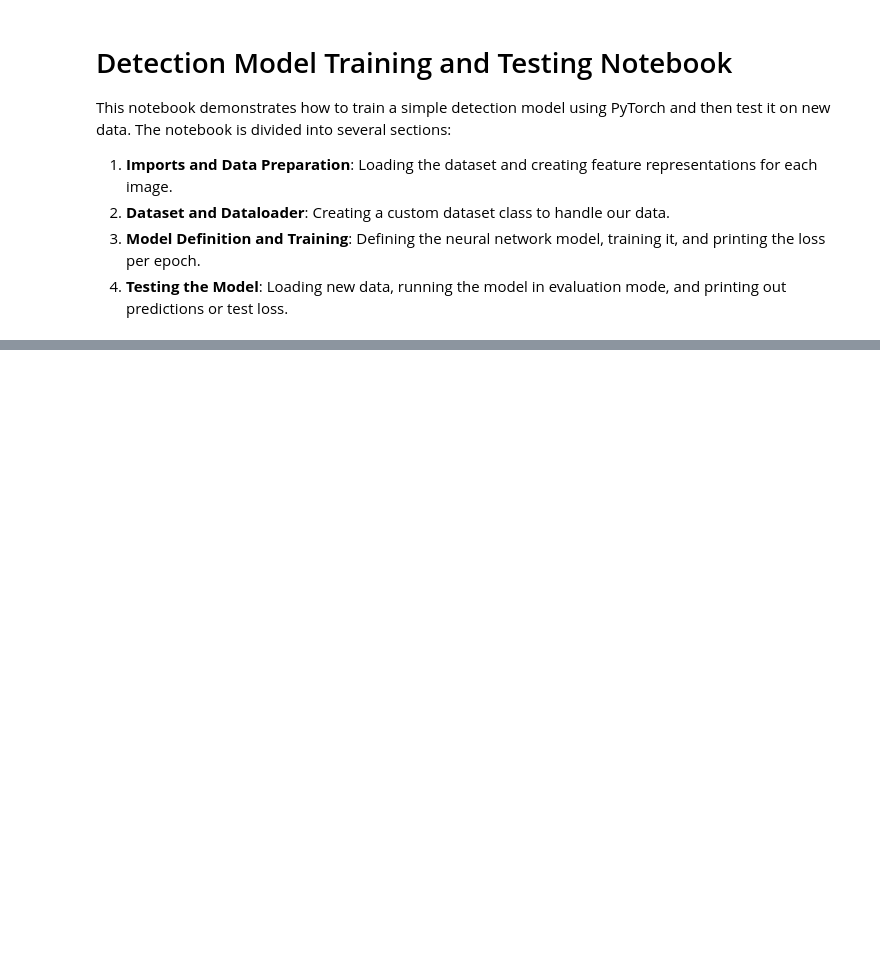
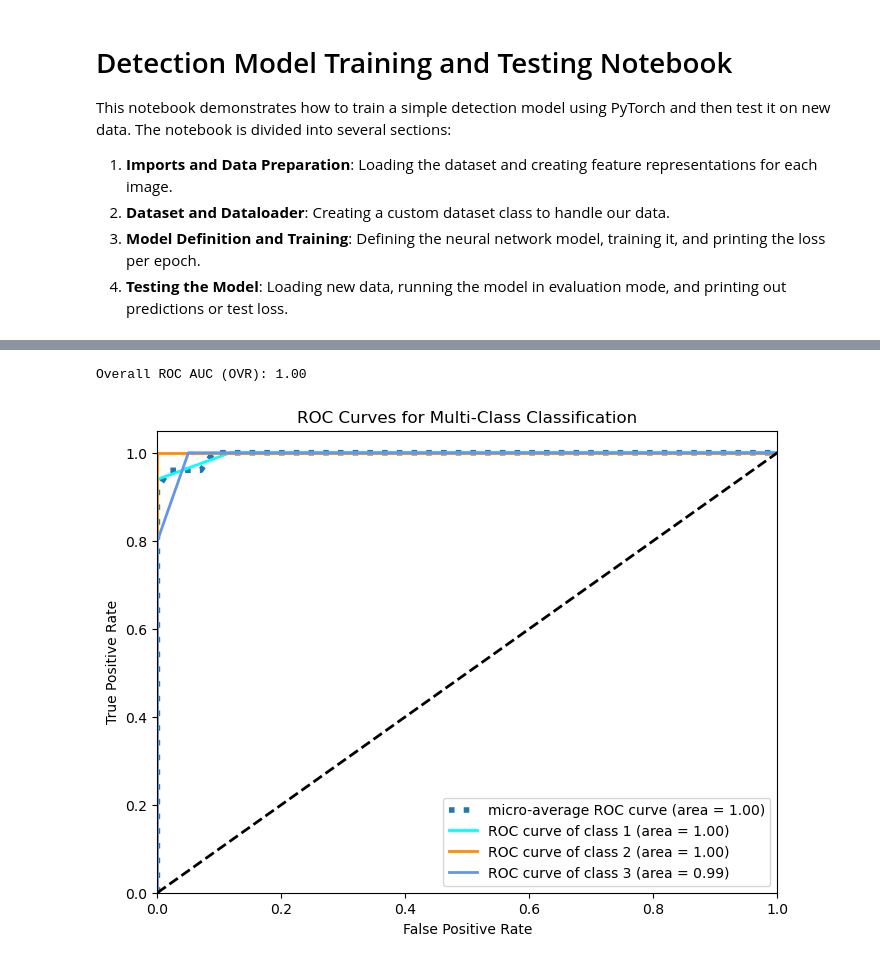
Before and after one commit to PconnorsUWO/gm_automotive_challenge, a Jupyter notebook: object_model/model.ipynb, the cells around one changed output, grey strips where cells are left out. Saved outputs shown, nothing was run; the diff lists cells and outputs as text; code cells hidden in the pictures; blank space fills up the shorter version.

```diff
--- a/object_model/model.ipynb
+++ b/object_model/model.ipynb
@@ -44,2 +55,69 @@ FileNotFoundError: [Errno 2] No such file or directory: 'labelled_data.txt'
 # %%
-X_train, X_test, y_train, y_test = train_test_split(X, y, test_size=0.3, stratify=y)
+model_rf = RandomForestClassifier(n_estimators=30, # Number of trees to train
+                       criterion='entropy', # How to train the trees. Also supports entropy.
+                       max_depth=None, # Max depth of the trees. Not necessary to change.
+                       min_samples_split=2, # Minimum samples to create a split.
+                       min_samples_leaf=0.01, # Minimum samples in a leaf. Accepts fractions for %. This is 0.1% of sample.
+                       min_weight_fraction_leaf=0.0, # Same as above, but uses the class weights.
+                       max_features='sqrt', # Maximum number of features per split (not tree!) by default is sqrt(vars)
+                       max_leaf_nodes=None, # Maximum number of nodes.
+                       min_impurity_decrease=0.0001, # Minimum impurity decrease. This is 10^-3.
+                       bootstrap=True, # If sample with repetition. For large samples (>100.000) set to false.
+                       oob_score=True,  # If report accuracy with non-selected cases.
+                       n_jobs=-1, # Parallel processing. Set to -1 for all cores. Watch your RAM!!
+                       random_state=20190305, # Seed
+                       verbose=1, # If to give info during training. Set to 0 for silent training.
+                       warm_start=False, # If train over previously trained tree.
+                       class_weight='balanced', # Balance classes.
+                                    )
+# %%
+
+
+# Assume y_test contains the true labels and model_rf is your trained model.
+# Compute the predicted probabilities
+y_score = model_rf.predict_proba(X_test)
+
+# Binarize the output labels for multi-class ROC computation.
+classes = np.unique(y_test)
+y_test_bin = label_binarize(y_test, classes=classes)
+n_classes = y_test_bin.shape[1]
+
+# Compute ROC curve and ROC area for each class.
+fpr = dict()
+tpr = dict()
+roc_auc = dict()
+for i in range(n_classes):
+    fpr[i], tpr[i], _ = roc_curve(y_test_bin[:, i], y_score[:, i])
+    roc_auc[i] = auc(fpr[i], tpr[i])
+
+# Compute micro-average ROC curve and ROC area.
+fpr["micro"], tpr["micro"], _ = roc_curve(y_test_bin.ravel(), y_score.ravel())
+roc_auc["micro"] = auc(fpr["micro"], tpr["micro"])
+
+# Optionally, compute the overall ROC AUC score using OVR approach (as in your provided code).
+overall_roc_auc = roc_auc_score(y_test, y_score, multi_class='ovr')
+print("Overall ROC AUC (OVR): {:.2f}".format(overall_roc_auc))
+
+# Plotting the ROC curves.
+plt.figure(figsize=(8, 6))
+
+# Plot micro-average ROC curve.
+plt.plot(fpr["micro"], tpr["micro"],
+         label='micro-average ROC curve (area = {0:0.2f})'.format(roc_auc["micro"]),
+         linestyle=':', linewidth=4)
+
+# Define colors for each class (adjust as needed).
+colors = ['aqua', 'darkorange', 'cornflowerblue', 'green', 'red']
+for i, color in zip(range(n_classes), colors):
+    plt.plot(fpr[i], tpr[i], color=color, lw=2,
+             label='ROC curve of class {0} (area = {1:0.2f})'.format(classes[i], roc_auc[i]))
+
+plt.plot([0, 1], [0, 1], 'k--', lw=2)
+plt.xlim([0.0, 1.0])
+plt.ylim([0.0, 1.05])
+plt.xlabel('False Positive Rate')
+plt.ylabel('True Positive Rate')
+plt.title('ROC Curves for Multi-Class Classification')
+plt.legend(loc="lower right")
+plt.show()
+# %% [output]
@@ -46 +126,3 @@ X_train, X_test, y_train, y_test = train_test_split(X, y, test_size=0.3, stratif
+Overall ROC AUC (OVR): 1.00
+[figure, added]
 # %%
```
Also changed, not shown: parts of 5 cells of this notebook.
